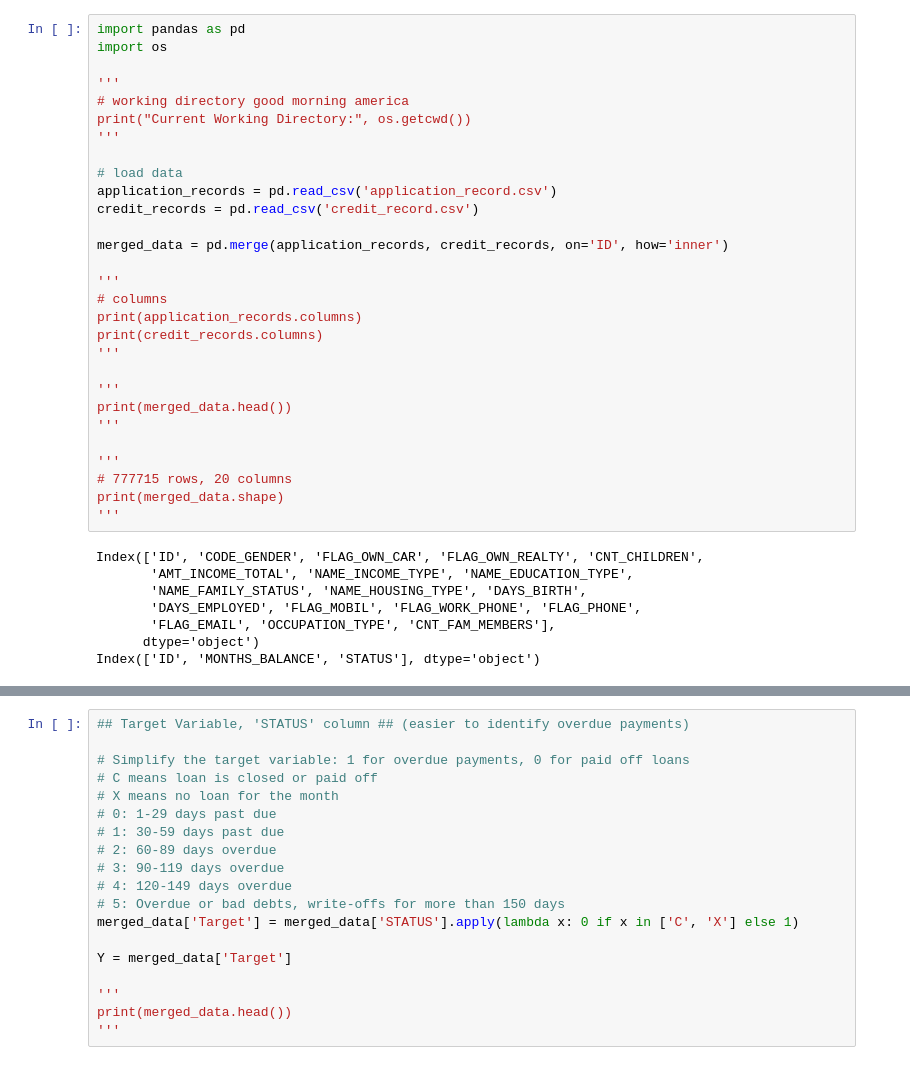
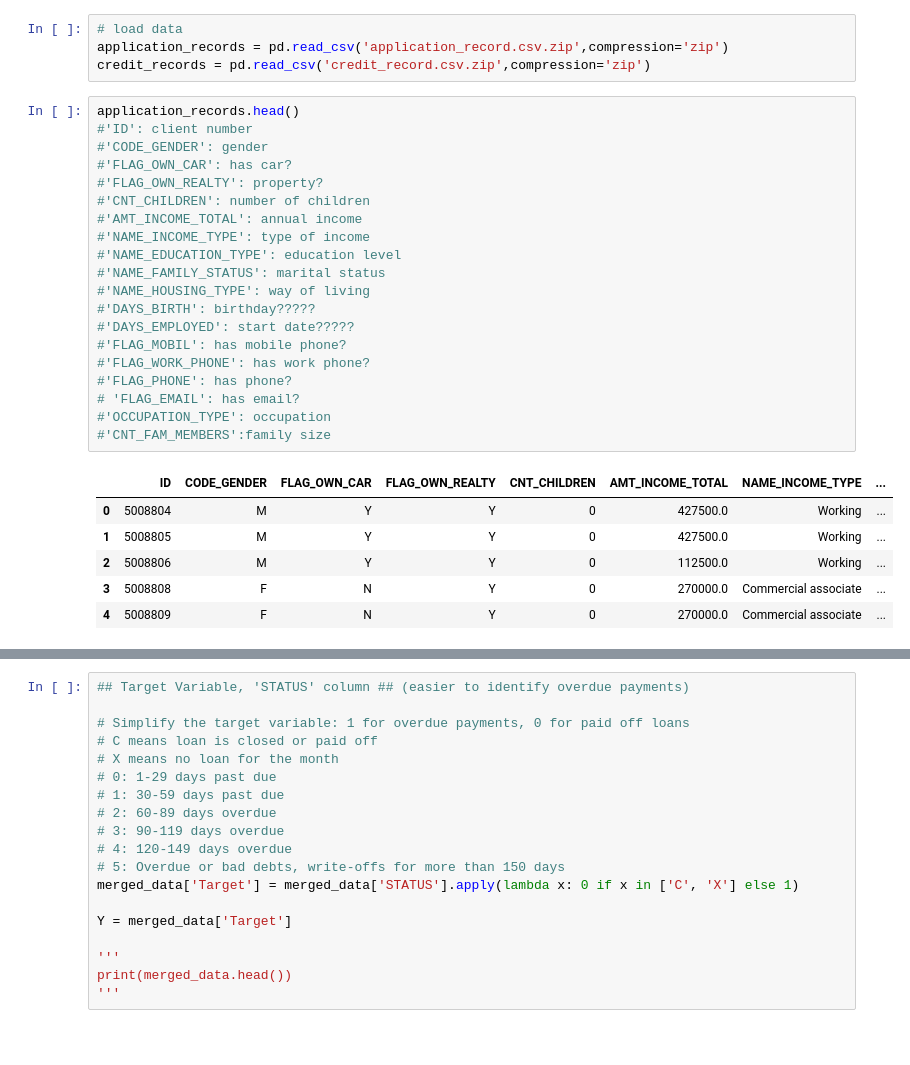
Before and after one commit to kevinguii/CreditCardApproval_ECS111, a Jupyter notebook: ecs111 project.ipynb, the cells around one changed output, grey strips where cells are left out. Saved outputs shown, nothing was run; the diff lists cells and outputs as text; blank space fills up the shorter version.

```diff
--- a/ecs111 project.ipynb
+++ b/ecs111 project.ipynb
@@ -1,37 +32,31 @@
 # %%
-import pandas as pd
-import os
-
-'''
-# working directory good morning america
-print("Current Working Directory:", os.getcwd())
-'''
-
 # load data
-application_records = pd.read_csv('application_record.csv')
-credit_records = pd.read_csv('credit_record.csv')
-
-merged_data = pd.merge(application_records, credit_records, on='ID', how='inner')
-
-'''
-# columns
-print(application_records.columns)
-print(credit_records.columns)
-'''
-
-'''
-print(merged_data.head())
-'''
-
-'''
-# 777715 rows, 20 columns
-print(merged_data.shape)
-'''
+application_records = pd.read_csv('application_record.csv.zip',compression='zip')
+credit_records = pd.read_csv('credit_record.csv.zip',compression='zip')
-# %% [output]
-Index(['ID', 'CODE_GENDER', 'FLAG_OWN_CAR', 'FLAG_OWN_REALTY', 'CNT_CHILDREN',
-       'AMT_INCOME_TOTAL', 'NAME_INCOME_TYPE', 'NAME_EDUCATION_TYPE',
-       'NAME_FAMILY_STATUS', 'NAME_HOUSING_TYPE', 'DAYS_BIRTH',
-       'DAYS_EMPLOYED', 'FLAG_MOBIL', 'FLAG_WORK_PHONE', 'FLAG_PHONE',
-       'FLAG_EMAIL', 'OCCUPATION_TYPE', 'CNT_FAM_MEMBERS'],
-      dtype='object')
-Index(['ID', 'MONTHS_BALANCE', 'STATUS'], dtype='object')
+# %%
+application_records.head()
+#'ID': client number
+#'CODE_GENDER': gender
+#'FLAG_OWN_CAR': has car?
+#'FLAG_OWN_REALTY': property?
+#'CNT_CHILDREN': number of children
+#'AMT_INCOME_TOTAL': annual income
+#'NAME_INCOME_TYPE': type of income
+#'NAME_EDUCATION_TYPE': education level
+#'NAME_FAMILY_STATUS': marital status
+#'NAME_HOUSING_TYPE': way of living
+#'DAYS_BIRTH': birthday?????
+#'DAYS_EMPLOYED': start date?????
+#'FLAG_MOBIL': has mobile phone?
+#'FLAG_WORK_PHONE': has work phone?
+#'FLAG_PHONE': has phone?
+# 'FLAG_EMAIL': has email?
+#'OCCUPATION_TYPE': occupation
+#'CNT_FAM_MEMBERS':family size
+# %% [output]
+|  | ID | CODE_GENDER | FLAG_OWN_CAR | FLAG_OWN_REALTY | CNT_CHILDREN | AMT_INCOME_TOTAL | NAME_INCOME_TYPE | ... |
+| 0 | 5008804 | M | Y | Y | 0 | 427500.0 | Working | ... |
+| 1 | 5008805 | M | Y | Y | 0 | 427500.0 | Working | ... |
+| 2 | 5008806 | M | Y | Y | 0 | 112500.0 | Working | ... |
+| 3 | 5008808 | F | N | Y | 0 | 270000.0 | Commercial associate | ... |
+| 4 | 5008809 | F | N | Y | 0 | 270000.0 | Commercial associate | ... |
```
Also changed, not shown: parts of 5 cells of this notebook.
